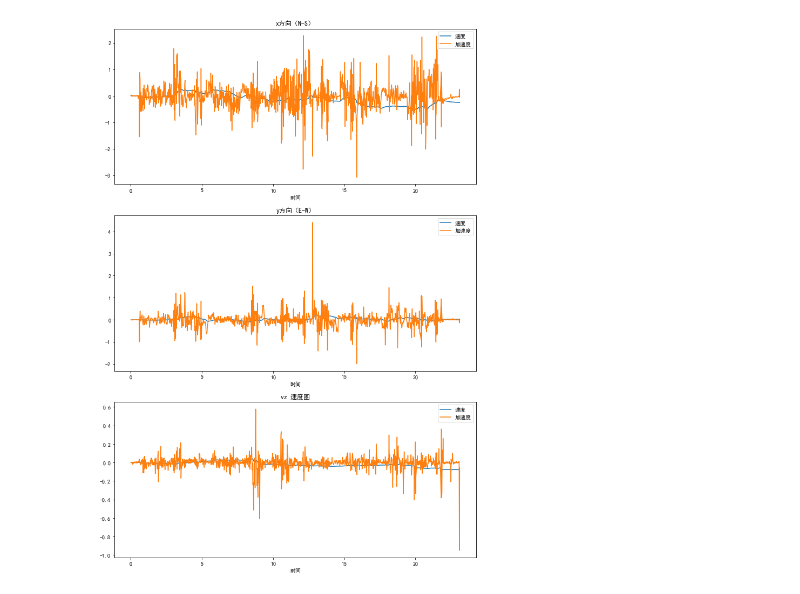
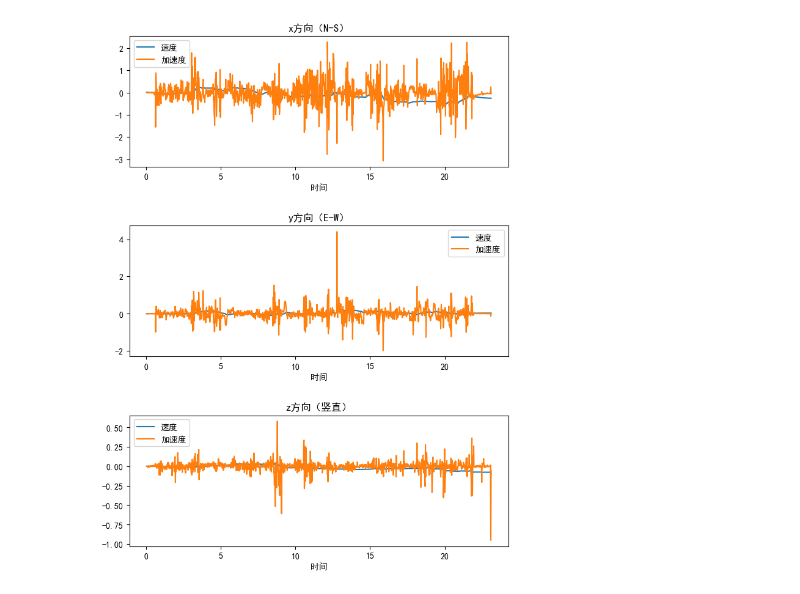
Before and after one commit to Googol2002/Pedestrian-Dead-Reckoning, a Jupyter notebook: PDR/NaivePredictor.ipynb, the cells around one changed output. Saved outputs shown, nothing was run; the diff lists cells and outputs as text; code cells hidden in the pictures.

```diff
--- a/PDR/NaivePredictor.ipynb
+++ b/PDR/NaivePredictor.ipynb
@@ -85,37 +85,38 @@ def caculate_locus (sample, theta, phi, no_rotation=False):
     plt.legend(loc="upper right")
     plt.show()
 
-    fig, axs = plt.subplots(3, 1, figsize=(12, 18))
+    fig, axs = plt.subplots(3, 1, figsize=(8, 10))
+    fig.tight_layout(pad=5)
     time = dataset[sample].frame["Time (s)"][1:-1]
     vx = speeds[:, 0]
     ax = accelerations[:, 0]
     vy = speeds[:, 1]
     ay = accelerations[:, 1]
     vz = speeds[:, 2]
     az = accelerations[:, 2]
 
     axs[0].set_title("x方向（N-S）")
     axs[0].set_xlabel("时间")
     axs[0].plot(time, vx, label="速度")
     axs[0].plot(time, ax, label="加速度")
     axs[0].legend()
 
     axs[1].set_title("y方向（E-W）")
     axs[1].set_xlabel("时间")
     axs[1].plot(time, vy, label="速度")
     axs[1].plot(time, ay, label="加速度")
     axs[1].legend()
 
-    axs[2].set_title("vz 速度图")
+    axs[2].set_title("z方向（竖直）")
     axs[2].set_xlabel("时间")
     axs[2].plot(time, vz, label="速度")
     axs[2].plot(time, az, label="加速度")
     axs[2].legend()
     plt.show()
 
 
 caculate_locus("桌面画正方形", 0, 0, no_rotation=True)
 # caculate_locus("图书馆（东开始，向北，折返）", -1/2 * np.pi, 1/4 * np.pi)
 # %% [output]
 [figure]
-[figure, old version]
+[figure, new version]
```
Also changed, not shown: parts of 4 cells of this notebook.
